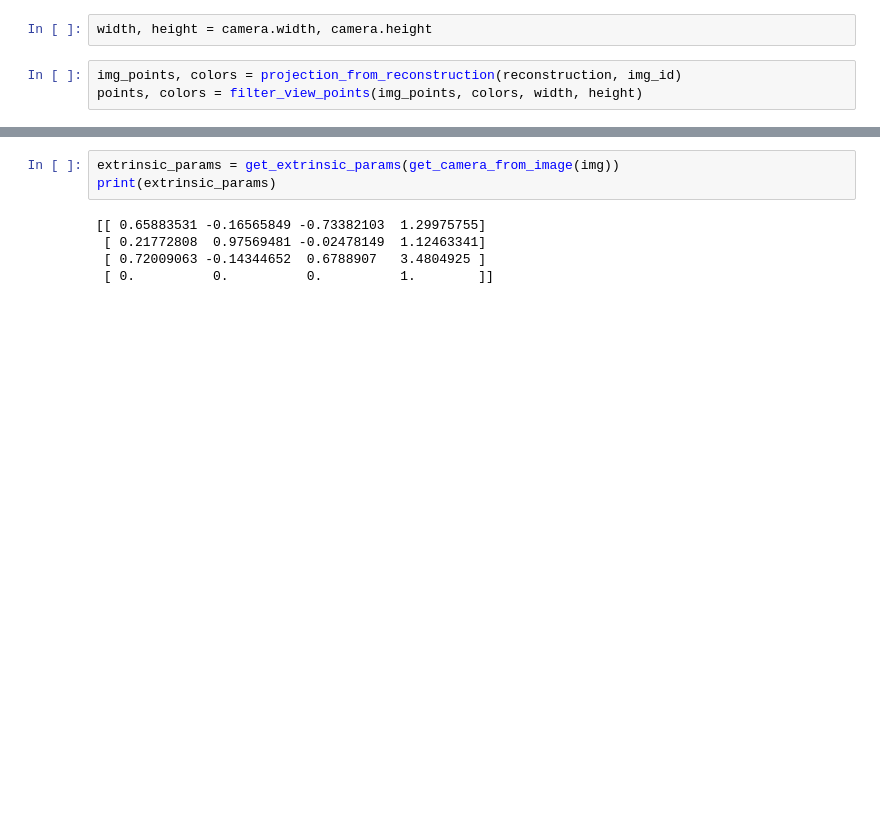
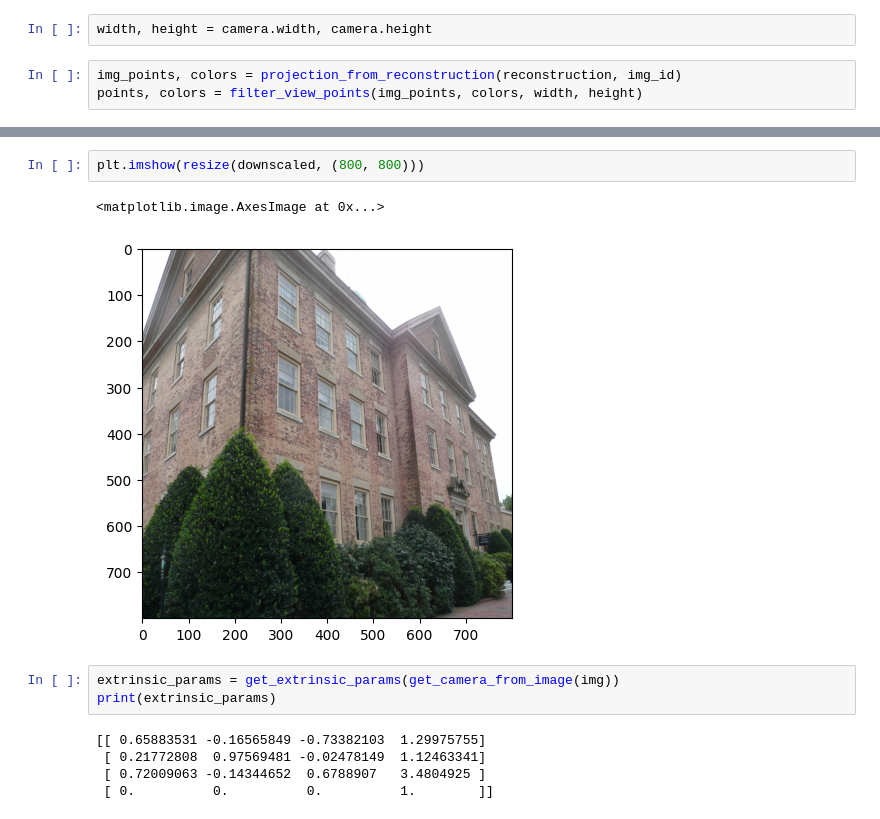
Before and after one commit to farqlia/UrbanViewsModeling, a Jupyter notebook: notebooks/Gaussian.ipynb, the cells around one changed output, grey strips where cells are left out. Drawn from its saved outputs; the diff is of its cells as text; blank space fills up the shorter version.

```diff
--- a/notebooks/Gaussian.ipynb
+++ b/notebooks/Gaussian.ipynb
@@ -146,3 +179,8 @@ plt.scatter(points[:, 0], -points[:, 1], alpha=0.5, c=colors, s=2)
+# %%
+plt.imshow(resize(downscaled, (800, 800)))
+# %% [output]
+<matplotlib.image.AxesImage at 0x...>
+[figure, added]
 # %%
 extrinsic_params = get_extrinsic_params(get_camera_from_image(img))
 print(extrinsic_params)
```
Also changed, not shown: parts of 19 cells of this notebook, 2 other files.
